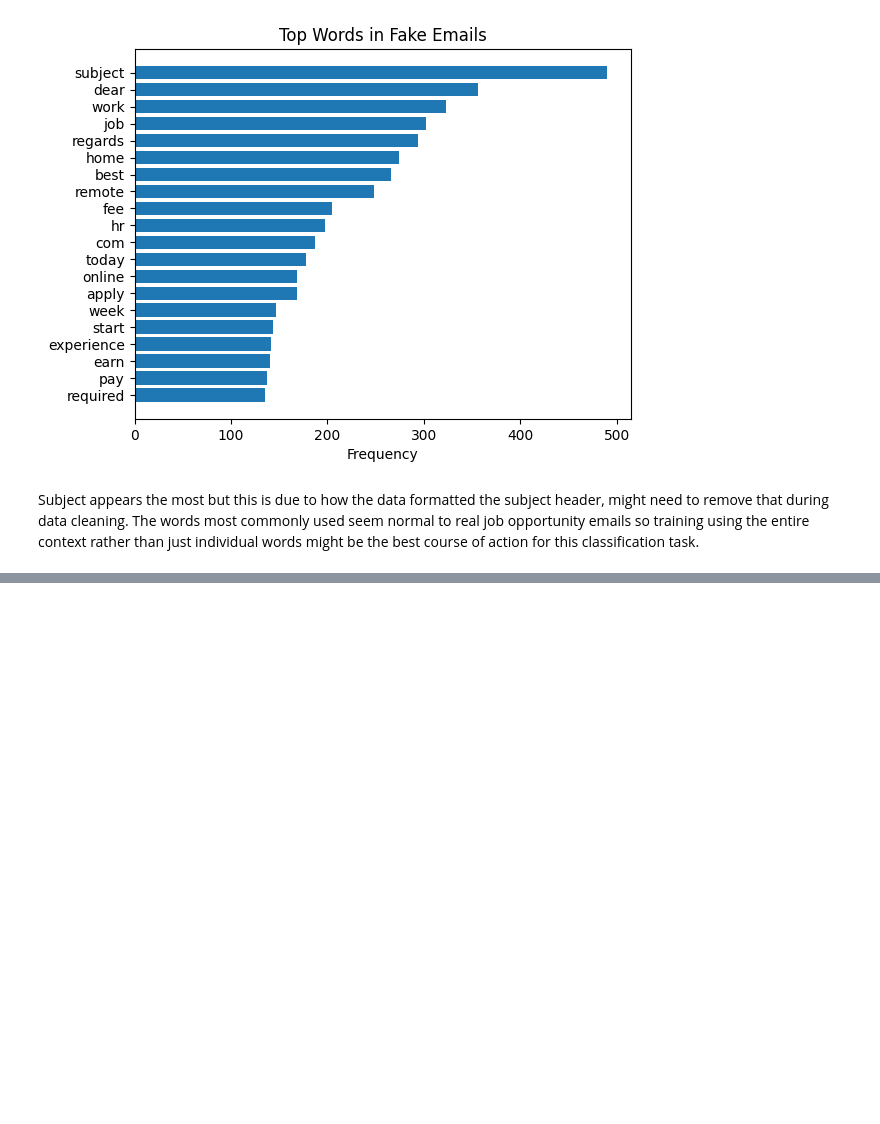
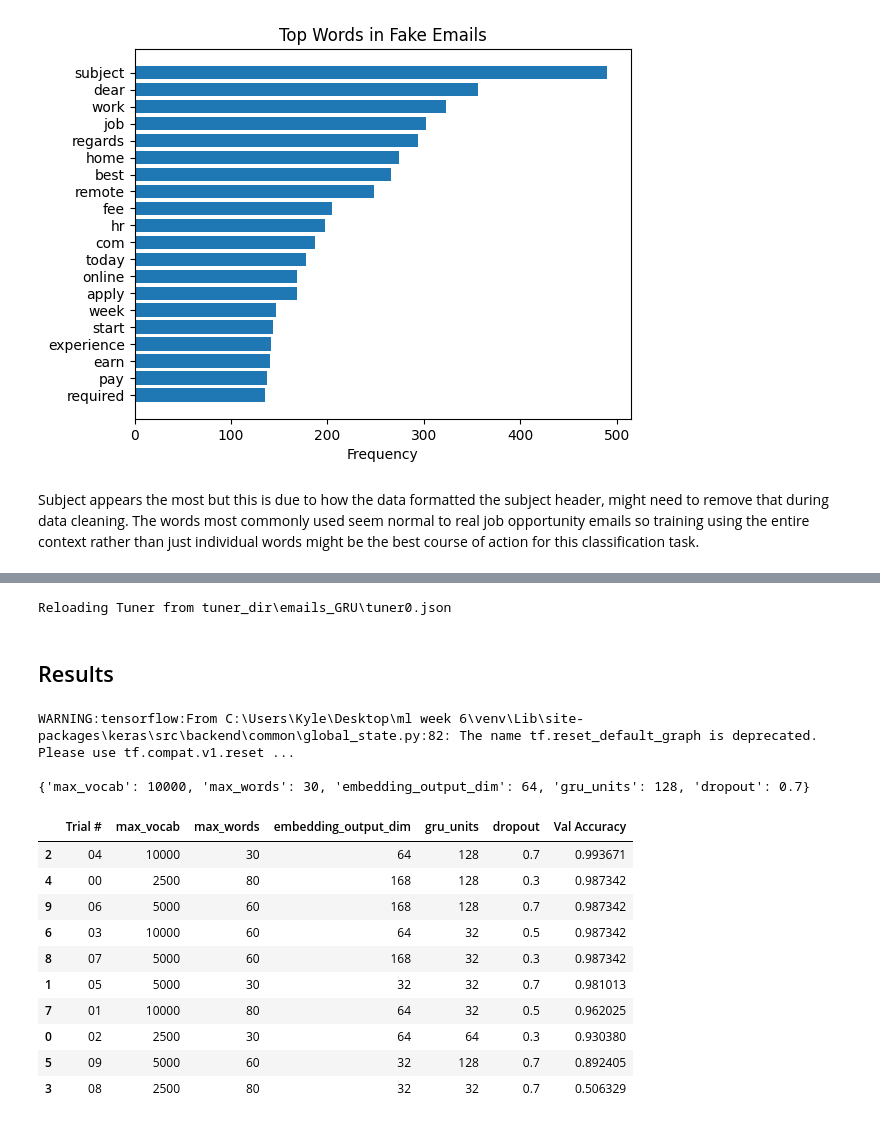
Before and after one commit to kyleung1/ml-week-6, a Jupyter notebook: final_notebook.ipynb, the cells around one changed output, grey strips where cells are left out. Drawn from its saved outputs; the diff is of its cells as text; code cells hidden in the pictures; blank space fills up the shorter version.

```diff
--- a/final_notebook.ipynb
+++ b/final_notebook.ipynb
@@ -160,0 +276,63 @@ Name: text, Length: 988, dtype: object>
+# %%
+def build_gru_model(hp):
+    vocab_size = hp.Choice('max_vocab', [2500, 5000, 10000])  # max number of words, limits vocabulary size in tokenization
+    max_length = hp.Choice('max_words', [30, 60, 80]) # max email length in tokens, pads sequences to ensure same length during training
+    model = Sequential([
+    Embedding(input_dim=vocab_size, output_dim= hp.Choice('embedding_output_dim', [32, 64, 168]), input_length=max_length),
+    GRU(hp.Choice('gru_units', [32, 64, 128]), return_sequences=False),
+    BatchNormalization(),
+    Dropout(hp.Choice('dropout', [0.3, 0.5, 0.7])),
+    Dense(1, activation='sigmoid') # output layer should be between 0 and 1 so use sigmoid activation function
+    ])
+
+    model.compile(loss='binary_crossentropy', optimizer='adam', metrics=['accuracy'])
+    return model
+
+tunerGRU = kt.RandomSearch(
+    build_gru_model,
+    objective=kt.Objective('val_accuracy', direction='max'),  # tell Keras Tuner to maximize validation accuracy score
+    max_trials=10, # 10 combinations
+    executions_per_trial=1, # how many times to run a hyperparameter combination
+    directory='tuner_dir', # directory to save tuner log
+    project_name='emails_GRU'
+)
+tunerGRU.search(train_seq_pad, train['label'], epochs=10, validation_data=(val_seq_pad, val['label']), verbose=1)
+# %% [output]
+Reloading Tuner from tuner_dir\emails_GRU\tuner0.json
+# %% [markdown]
+## Results
+# %%
+# get best performing tuned GRU model
+best_GRU = tunerGRU.get_best_models(num_models=1)[0]
+best_GRU_hypparam = tunerGRU.get_best_hyperparameters(num_trials=1)[0]
+print(best_GRU_hypparam.values)
+# %% [output]
+WARNING:tensorflow:From C:\Users\Kyle\Desktop\ml week 6\venv\Lib\site-packages\keras\src\backend\common\global_state.py:82: The name tf.reset_default_graph is deprecated. Please use tf.compat.v1.reset ...
+
+{'max_vocab': 10000, 'max_words': 30, 'embedding_output_dim': 64, 'gru_units': 128, 'dropout': 0.7}
+# %%
+# table of each trial and validation accuracy score at each trial along with hyperparameters for the gru model
+trial_data = []
+
+for trial in tunerGRU.oracle.trials.values():
+    trial_data.append({
+        'Trial #': trial.trial_id,
+        **trial.hyperparameters.values,
+        'Val Accuracy': trial.score
+    })
+
+gru_trial_df = pd.DataFrame(trial_data)
+gru_trial_df = gru_trial_df.sort_values(by='Val Accuracy', ascending = False)
+display(gru_trial_df)
+# %% [output]
+|  | Trial # | max_vocab | max_words | embedding_output_dim | gru_units | dropout | Val Accuracy |
+| 2 | 04 | 10000 | 30 | 64 | 128 | 0.7 | 0.993671 |
+| 4 | 00 | 2500 | 80 | 168 | 128 | 0.3 | 0.987342 |
+| 9 | 06 | 5000 | 60 | 168 | 128 | 0.7 | 0.987342 |
+| 6 | 03 | 10000 | 60 | 64 | 32 | 0.5 | 0.987342 |
+| 8 | 07 | 5000 | 60 | 168 | 32 | 0.3 | 0.987342 |
+| 1 | 05 | 5000 | 30 | 32 | 32 | 0.7 | 0.981013 |
+| 7 | 01 | 10000 | 80 | 64 | 32 | 0.5 | 0.962025 |
+| 0 | 02 | 2500 | 30 | 64 | 64 | 0.3 | 0.930380 |
+| 5 | 09 | 5000 | 60 | 32 | 128 | 0.7 | 0.892405 |
+| 3 | 08 | 2500 | 80 | 32 | 32 | 0.7 | 0.506329 |
```
Also changed, not shown: parts of 30 cells of this notebook, 1 other file.
